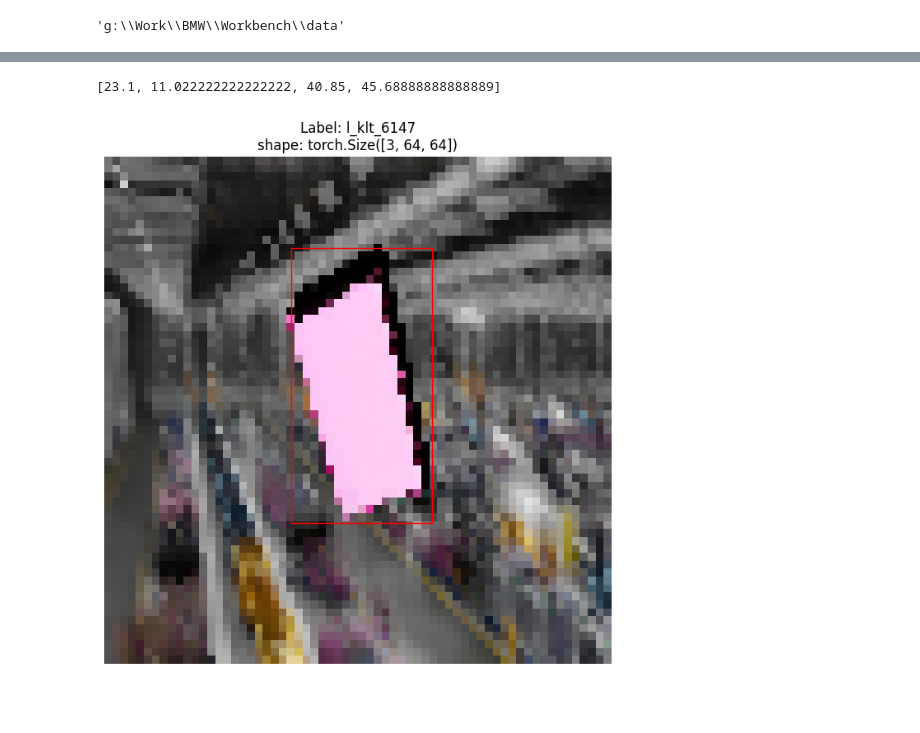
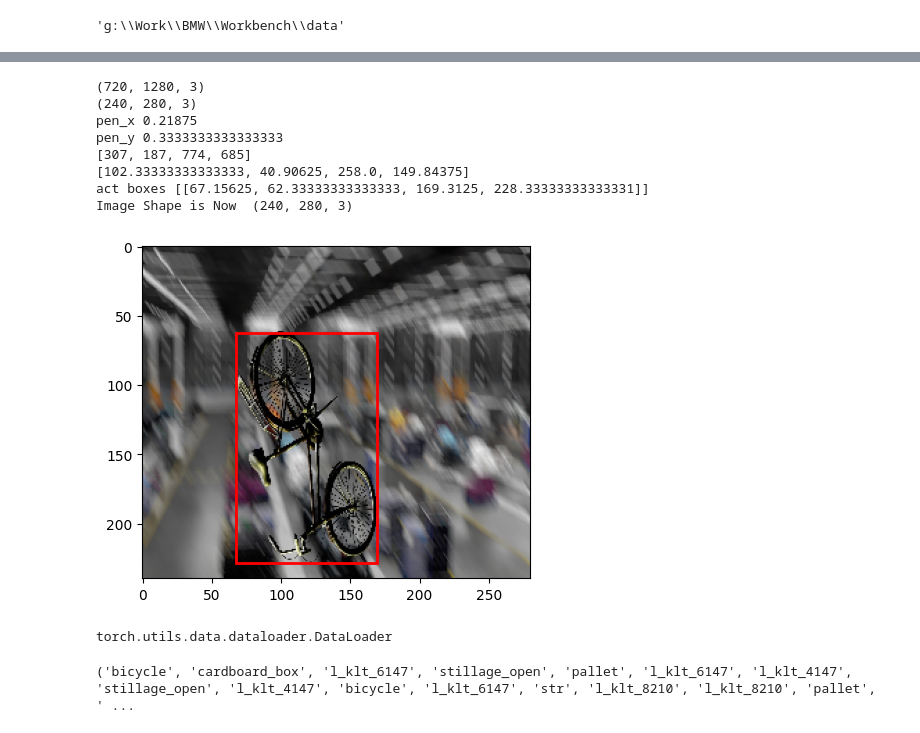
Before and after one commit to latheeshvm/Sordi, a Jupyter notebook: ai.ipynb, the cells around one changed output, grey strips where cells are left out. Saved outputs shown, nothing was run; the diff lists cells and outputs as text; code cells hidden in the pictures; blank space fills up the shorter version.

```diff
--- a/ai.ipynb
+++ b/ai.ipynb
@@ -26,3 +23,14 @@ root_dir = os.path.join(os.getcwd(), "data" )
 root_dir
 # %% [output]
 'g:\\Work\\BMW\\Workbench\\data'
+# %%
+def get_transform(train):
+    if train:
+        return A.Compose([
+            A.HorizontalFlip(p=0.5),
+            ToTensorV2(p=1.0),
+        ], bbox_params={'format': 'pascal_voc', 'label_fields': ['labels']})
+    else:
+        return A.Compose([
+            ToTensorV2(p=1.0),
+        ], bbox_params={'format': 'pascal_voc', 'label_fields': ['labels']})
@@ -110,3 +190,30 @@ data_set.__getitem__(2)
+# %%
+import matplotlib.patches as patches
+
+def plot_image_and_boxes(image, target):
+    print("Image Shape is Now " , image.shape)
+    fig, a = plt.subplots(1, 1)
+    fig.set_size_inches(5, 5)
+    a.imshow(image)
+    # print("target boxes" , target["boxes"])
+    for box in target["boxes"]:
+        x, y , width, height  = box[0], box[1], box[2] - box[0], box[3] - box[1]
+        rect  = patches.Rectangle((x, y), width, height, linewidth=2, edgecolor='r', facecolor='none')
+        a.add_patch(rect)
+    plt.show()
+
+image, target = data_set[1]
+plot_image_and_boxes(image, target)
+# %% [output]
+(720, 1280, 3)
+(240, 280, 3)
+pen_x 0.21875
+pen_y 0.3333333333333333
+[307, 187, 774, 685]
+[102.33333333333333, 40.90625, 258.0, 149.84375]
+act boxes [[67.15625, 62.33333333333333, 169.3125, 228.33333333333331]]
+Image Shape is Now  (240, 280, 3)
+[figure, added]
 # %%
 def display_random_images(data_set, n = 10, display_shape = True, seed = None):
 
@@ -141,13 +248,21 @@ def display_random_images(data_set, n = 10, display_shape = True, seed = None):
         plt.title(title)
 
 
-display_random_images(data_set, 1, seed = 0)
+#display_random_images(data_set, 1, seed = 0)
-# %% [output]
-[23.1, 11.022222222222222, 40.85, 45.68888888888889]
-[figure, removed]
 # %%
-train_data_set, test_data_set = torch.utils.data.random_split(data_set, [int(len(data_set)*0.75), int(len(data_set)*0.25)+1])
-BATCH_SIZE = 34
-NUM_WORKERS = os.cpu_count()
-train_data_loader_custom = DataLoader(dataset=train_data_set, batch_size=BATCH_SIZE, shuffle=True, num_workers=NUM_WORKERS)
-test_data_loader_custom = DataLoader(dataset=test_data_set, batch_size=BATCH_SIZE, shuffle=False, num_workers=NUM_WORKERS )
+train_image, test_image = torch.utils.data.random_split(data_set, [int(len(data_set)*0.75), int(len(data_set)*0.25)+1])
+
+BATCH_SIZE = 64
+NUM_WORKERS = 0
+train_image_data_loader = DataLoader(dataset=train_image, batch_size=BATCH_SIZE, shuffle=True, num_workers=NUM_WORKERS)
+test_image_data_loader = DataLoader(dataset=test_image, batch_size=BATCH_SIZE, shuffle=False, num_workers=NUM_WORKERS )
+
+type(train_image_data_loader)
+# %% [output]
+torch.utils.data.dataloader.DataLoader
+# %%
+for batch in train_image_data_loader:
+    print(batch[1])
+    break
+# %% [output]
+('bicycle', 'cardboard_box', 'l_klt_6147', 'stillage_open', 'pallet', 'l_klt_6147', 'l_klt_4147', 'stillage_open', 'l_klt_4147', 'bicycle', 'l_klt_6147', 'str', 'l_klt_8210', 'l_klt_8210', 'pallet', ' ...
```
Also changed, not shown: parts of 13 cells of this notebook.
